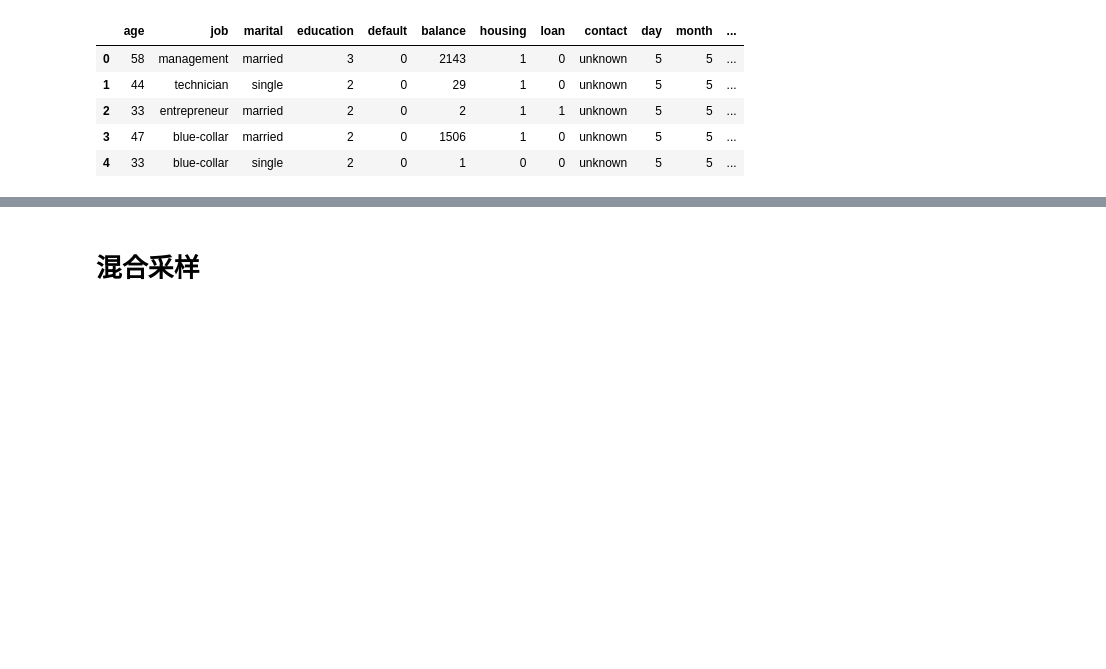
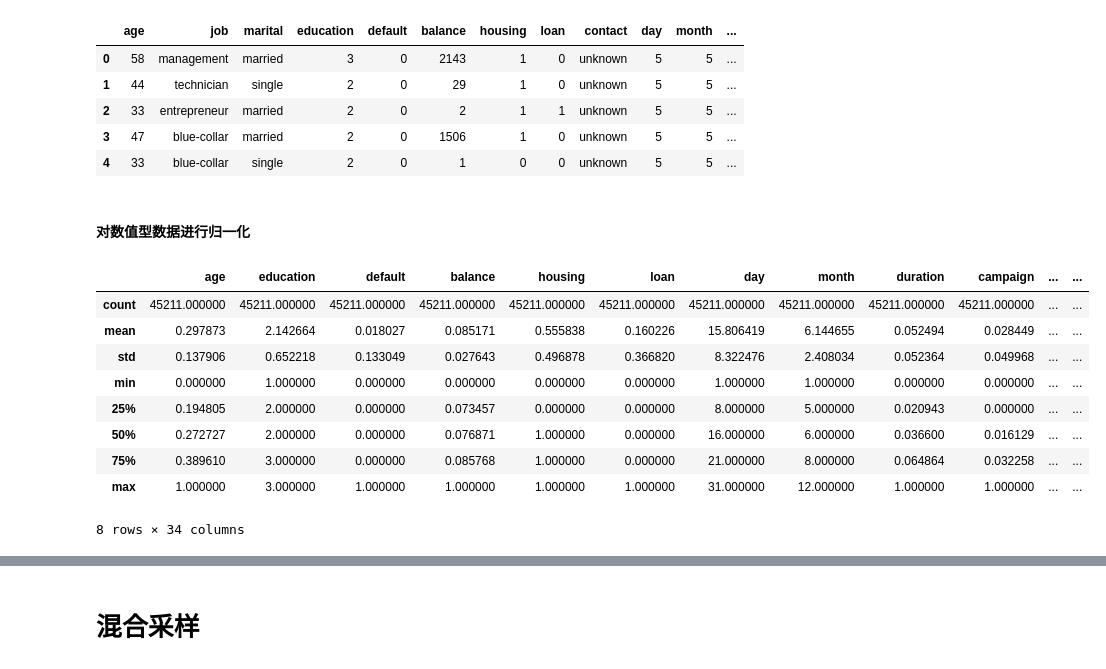
Before and after one commit to maver1ckzz/bank_data, a Jupyter notebook: bank_data.ipynb, the cells around one changed output, grey strips where cells are left out. Drawn from its saved outputs; the diff is of its cells as text; code cells hidden in the pictures; blank space fills up the shorter version.

Commit message:
Add files via upload
对数值型数据进行归一化

```diff
--- a/bank_data.ipynb
+++ b/bank_data.ipynb
@@ -250,3 +266,31 @@ df.head()
 | 4 | 33 | blue-collar | single | 2 | 0 | 1 | 0 | 0 | unknown | 5 | 5 | ... |
 # %%
 df=pd.get_dummies(df,columns=['job','marital','contact','poutcome'],dtype=int)
+# %% [markdown]
+#### 对数值型数据进行归一化
+# %%
+import pandas as pd
+from sklearn.preprocessing import MinMaxScaler
+scaler = MinMaxScaler()
+# 需要归一化的列
+columns_to_normalize = ['age', 'balance', 'duration', 'campaign', 'previous']
+# 对这些列进行归一化
+df[columns_to_normalize] = scaler.fit_transform(df[columns_to_normalize])
+# 输出归一化后的数据
+pdays_minus_one = df.loc[df['pdays'] == -1, 'pdays'].copy()
+# 将 -1 转换为 -1.0
+df.loc[df['pdays'] == -1, 'pdays'] = -1.0
+# 对除了 -1.0 以外的数据进行归一化
+df.loc[df['pdays'] != -1.0, 'pdays'] = scaler.fit_transform(df.loc[df['pdays'] != -1.0, 'pdays'].values.reshape(-1, 1)).flatten()
+df.describe()
+# %% [output]
+|  | age | education | default | balance | housing | loan | day | month | duration | campaign | ... | ... |
+| count | 45211.000000 | 45211.000000 | 45211.000000 | 45211.000000 | 45211.000000 | 45211.000000 | 45211.000000 | 45211.000000 | 45211.000000 | 45211.000000 | ... | ... |
+| mean | 0.297873 | 2.142664 | 0.018027 | 0.085171 | 0.555838 | 0.160226 | 15.806419 | 6.144655 | 0.052494 | 0.028449 | ... | ... |
+| std | 0.137906 | 0.652218 | 0.133049 | 0.027643 | 0.496878 | 0.366820 | 8.322476 | 2.408034 | 0.052364 | 0.049968 | ... | ... |
+| min | 0.000000 | 1.000000 | 0.000000 | 0.000000 | 0.000000 | 0.000000 | 1.000000 | 1.000000 | 0.000000 | 0.000000 | ... | ... |
+| 25% | 0.194805 | 2.000000 | 0.000000 | 0.073457 | 0.000000 | 0.000000 | 8.000000 | 5.000000 | 0.020943 | 0.000000 | ... | ... |
+| 50% | 0.272727 | 2.000000 | 0.000000 | 0.076871 | 1.000000 | 0.000000 | 16.000000 | 6.000000 | 0.036600 | 0.016129 | ... | ... |
+| 75% | 0.389610 | 3.000000 | 0.000000 | 0.085768 | 1.000000 | 0.000000 | 21.000000 | 8.000000 | 0.064864 | 0.032258 | ... | ... |
+| max | 1.000000 | 3.000000 | 1.000000 | 1.000000 | 1.000000 | 1.000000 | 31.000000 | 12.000000 | 1.000000 | 1.000000 | ... | ... |
+8 rows × 34 columns
```
Also changed, not shown: parts of 14 cells of this notebook.
